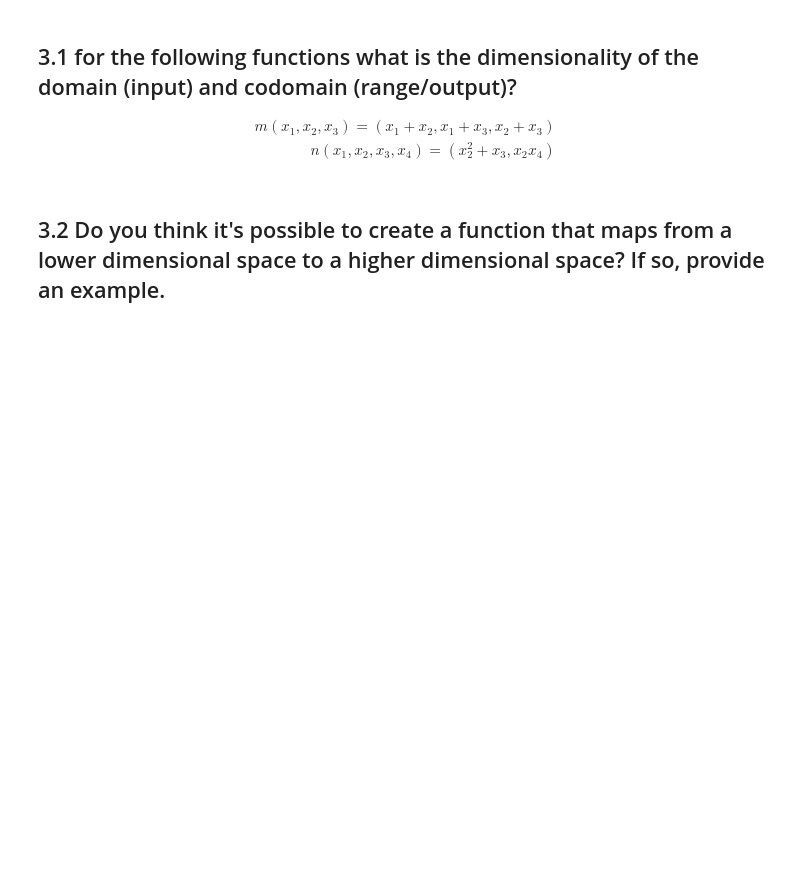
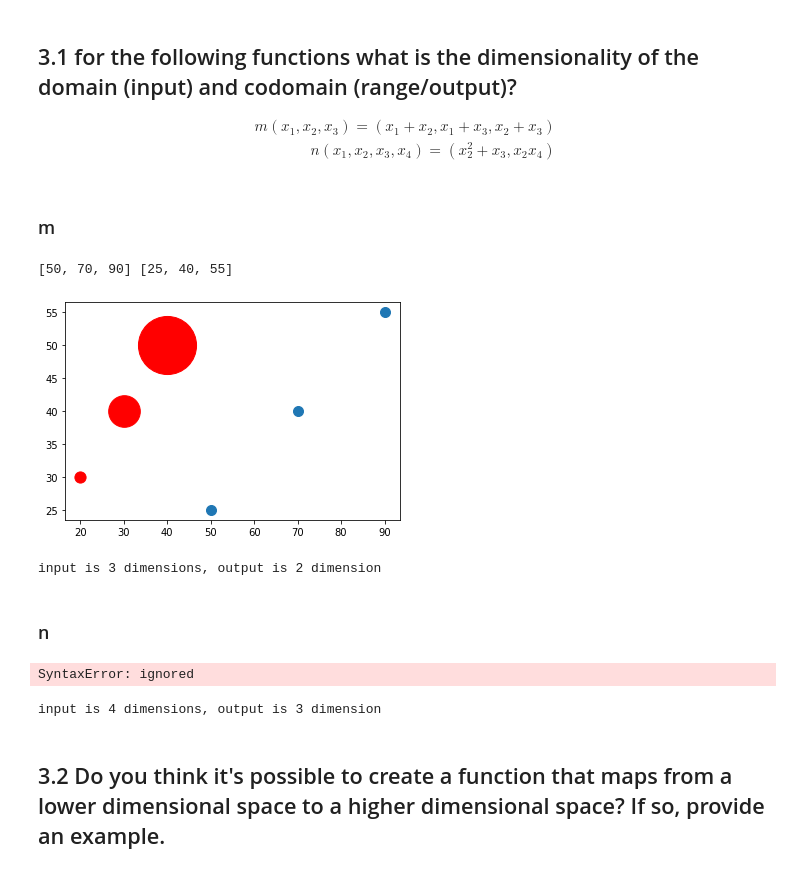
Before and after one commit to rawalk/DS-Unit-1-Sprint-3-Linear-Algebra, a Jupyter notebook: module3-dimensionality-reduction/LS_DS_133_High_Dimensional_Data_Assignment.ipynb, the cells around one changed output. Cells and saved outputs as stored; diff of their text form; code cells hidden in the pictures; blank space fills up the shorter version.

```diff
--- a/module3-dimensionality-reduction/LS_DS_133_High_Dimensional_Data_Assignment.ipynb
+++ b/module3-dimensionality-reduction/LS_DS_133_High_Dimensional_Data_Assignment.ipynb
@@ -85,3 +110,37 @@ m(𝑥_1,𝑥_2,𝑥_3)=(x_1+x_2, x_1+x_3, x_2+x_3)
 \\
 n(𝑥_1,𝑥_2,𝑥_3,𝑥_4)=(x_2^2 + x_3, x_2x_4)
 \end{align}
+# %% [markdown]
+### m
+# %%
+# plot the function m(𝑥_1,𝑥_2,𝑥_3)= (x_1+x_2, x_1+x_3, x_2+x_3)
+def m(z):
+  '''
+  input must be a tuple with exactly 3 elements
+  output will be a single integer
+  '''
+  return z[0] + z[1], z[0]+z[2], z[1]+z[2]
+# %%
+x=[]
+y=[]
+for point in [(20,30,5), (30,40,10), (40,50,15)]:
+    plt.scatter(x=point[0],
+                y=point[1],
+                s=point[2]**3,
+                c='r');
+    x.append(m(point)[0])
+    y.append(m(point)[1])
+
+print(x, y)
+plt.scatter(x,y, s=100);
+# %% [output]
+[50, 70, 90] [25, 40, 55]
+[figure, added]
+# %%
+# what is the dimensionality of the domain (input)?
+# and codomain (range/output)?
+print('input is 3 dimensions, output is 2 dimension')
+# %% [output]
+input is 3 dimensions, output is 2 dimension
+# %% [markdown]
+### n
@@ -88,2 +155,26 @@ n(𝑥_1,𝑥_2,𝑥_3,𝑥_4)=(x_2^2 + x_3, x_2x_4)
+# %%
+x=[]
+y=[]
+z=[]
+for point in [(20,30,5), (30,40,10), (40,50,15), [50, 10, 20]]:
+    plt.scatter(x=point[0],
+                y=point[1],
+                z=point[2],
+                s=point[3]**3,
+                c='r');
+    x.append(n(point)[0])
+    y.append(n(point)[1])
+    z.append(n(point)[2]
+
+print(x, y)
+plt.scatter(x,y, s=100);
+# %% [output]
+SyntaxError: ignored
+# %%
+# what is the dimensionality of the domain (input)?
+# and codomain (range/output)?
+print('input is 4 dimensions, output is 3 dimension')
+# %% [output]
+input is 4 dimensions, output is 3 dimension
 # %% [markdown]
 ## 3.2 Do you think it's possible to create a function that maps from a lower dimensional space to a higher dimensional space? If so, provide an example.
```
Also changed, not shown: parts of 7 cells of this notebook.
